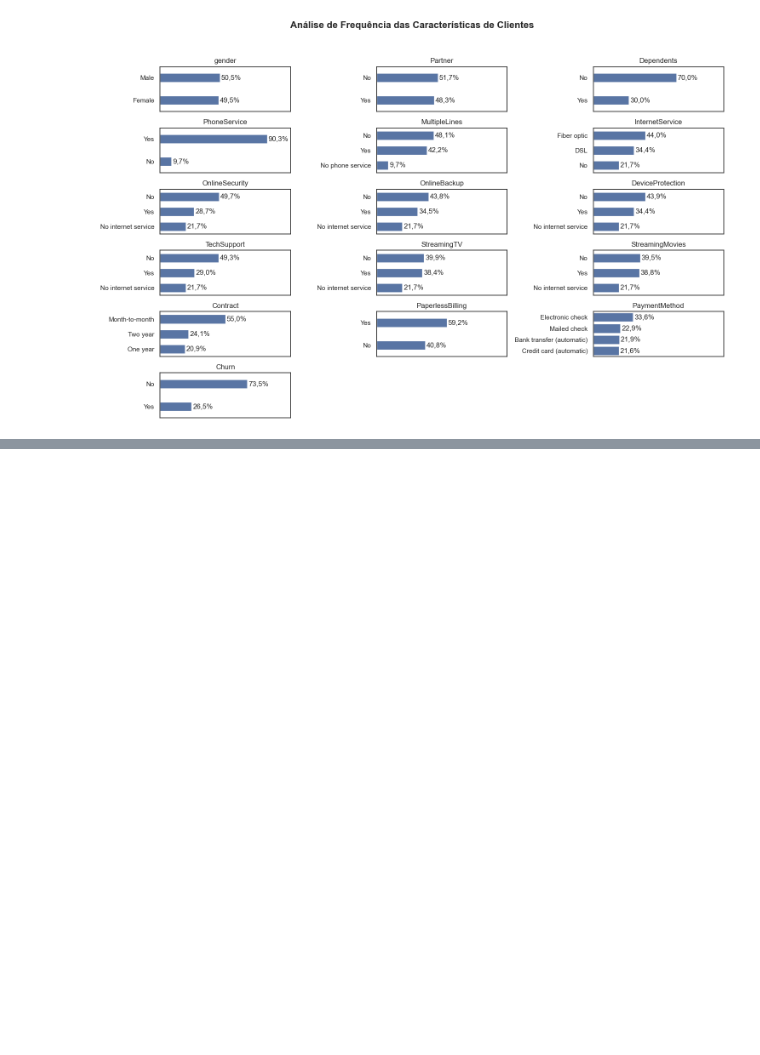
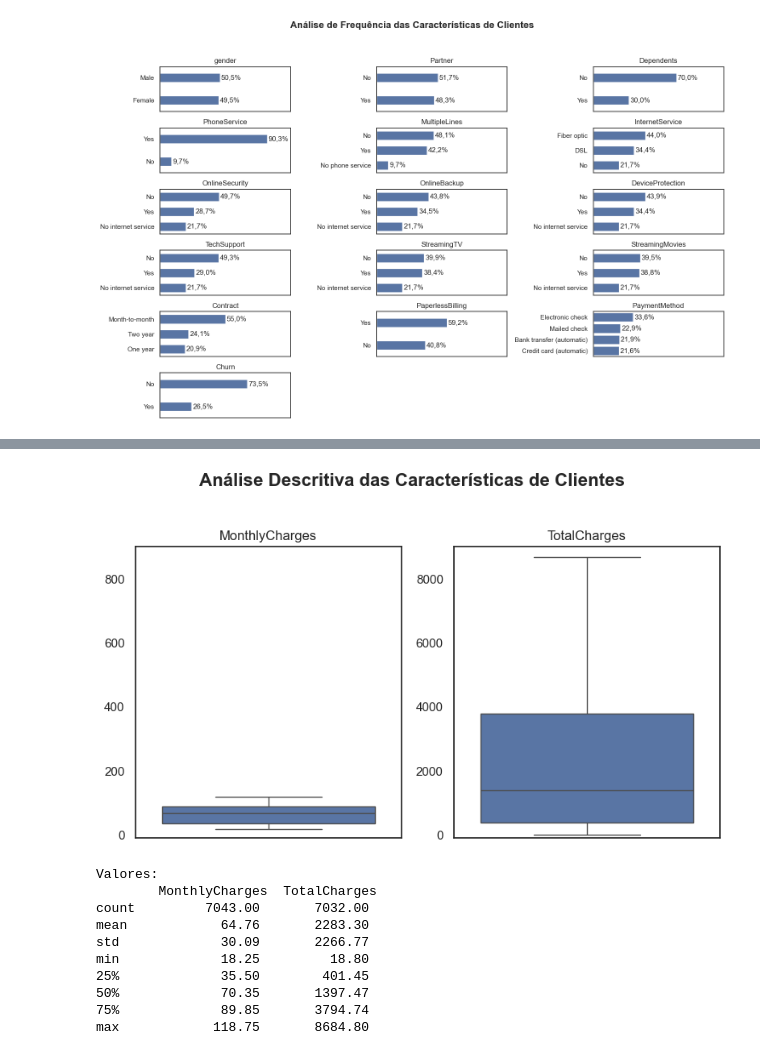
Before and after one commit to donikurtz/ChurnAnalysis-Telco, a Jupyter notebook: 01_analise_dados.ipynb, the cells around one changed output, grey strips where cells are left out. Drawn from its saved outputs; the diff is of its cells as text; code cells hidden in the pictures; blank space fills up the shorter version.

```diff
--- a/01_analise_dados.ipynb
+++ b/01_analise_dados.ipynb
@@ -116,0 +129,40 @@ plt.show()
+# %%
+sns.set(style="white")
+
+# Lista de todas as colunas que deseja plotar
+todas_colunas = df[['MonthlyCharges','TotalCharges']].dtypes.index
+num_cols = 2  # Número de colunas por linha
+
+# Criando a figura e os subplots (eixos) com duas linhas e três colunas
+fig, axes = plt.subplots(nrows=ceil(len(todas_colunas)/num_cols), ncols=num_cols, figsize=(8, 5))
+
+for i, coluna in enumerate(todas_colunas):
+    row = i // num_cols  # Determina a linha atual
+    col = i % num_cols   # Determina a coluna atual
+
+    sns.boxplot(y=df[coluna], ax=axes[i])
+    axes[i].set_ylabel('')
+    axes[i].set_title(coluna)
+
+axes[0].set_ylim(-10, 900)
+axes[1].set_ylim(-100, 9000)
+
+# Adicionando um título geral acima de todos os subplots
+fig.suptitle('Análise Descritiva das Características de Clientes', fontsize=16, fontweight='bold')
+
+plt.tight_layout(rect=[0, 0.03, 1, 0.95])  # Ajusta o layout para dar espaço para o suptitle
+plt.show()
+
+print("Valores:\n",+df[['MonthlyCharges','TotalCharges']].describe())
+# %% [output]
+[figure, added]
+Valores:
+        MonthlyCharges  TotalCharges
+count         7043.00       7032.00
+mean            64.76       2283.30
+std             30.09       2266.77
+min             18.25         18.80
+25%             35.50        401.45
+50%             70.35       1397.47
+75%             89.85       3794.74
+max            118.75       8684.80
```
Also changed, not shown: parts of 1 cell of this notebook.
